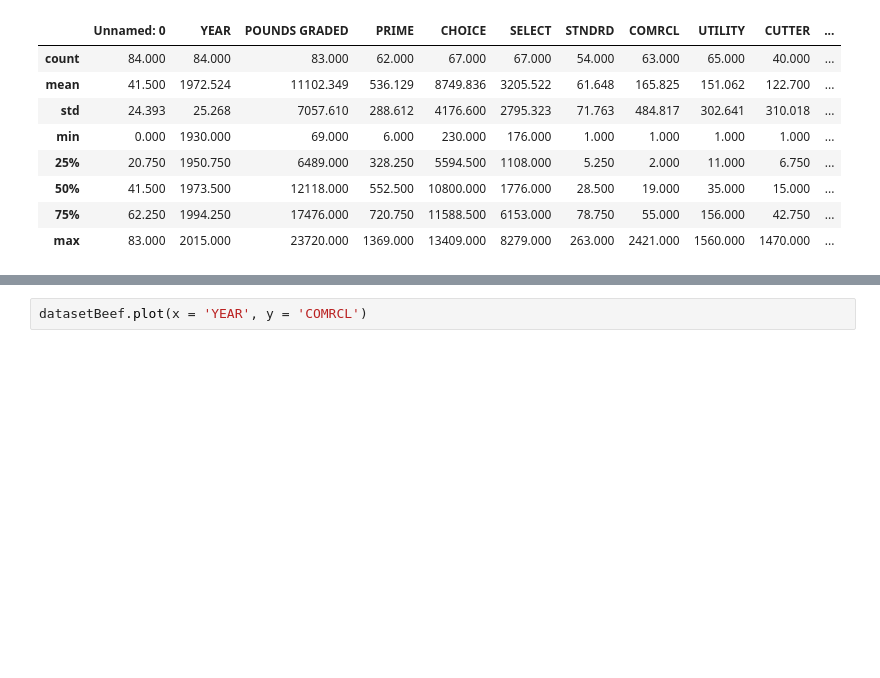
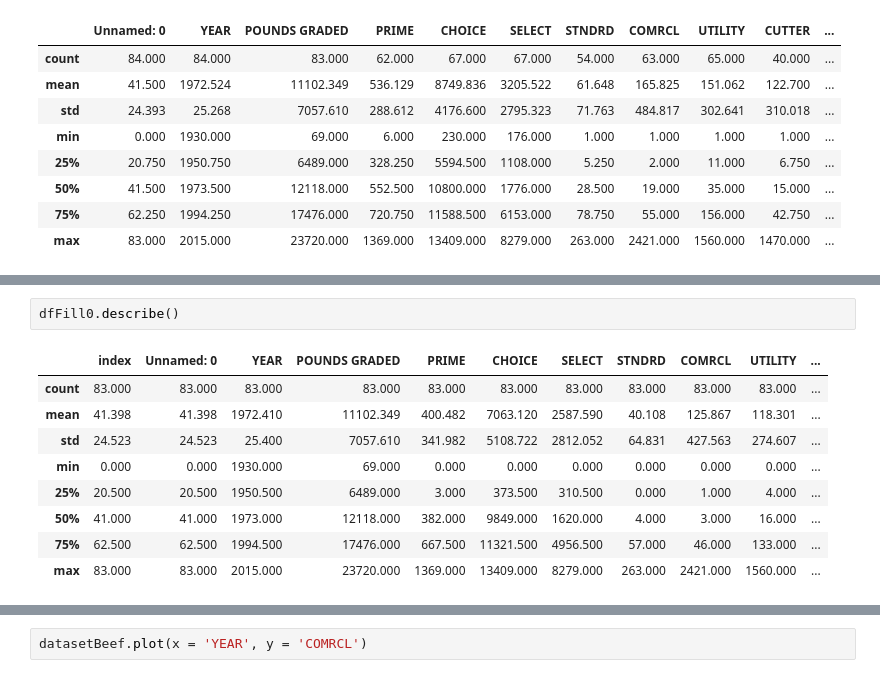
Before and after one commit to guillem-martinez/Practica1-ApC, a Jupyter notebook: Practica1-Regressio2022-GEI.ipynb, the cells around one changed output, grey strips where cells are left out. Saved outputs shown, nothing was run; the diff lists cells and outputs as text; blank space fills up the shorter version.

```diff
--- a/Practica1-Regressio2022-GEI.ipynb
+++ b/Practica1-Regressio2022-GEI.ipynb
@@ -433,0 +482,12 @@ datasetBeef
+# %%
+dfFill0.describe()
+# %% [output]
+|  | index | Unnamed: 0 | YEAR | POUNDS GRADED | PRIME | CHOICE | SELECT | STNDRD | COMRCL | UTILITY | ... |
+| count | 83.000 | 83.000 | 83.000 | 83.000 | 83.000 | 83.000 | 83.000 | 83.000 | 83.000 | 83.000 | ... |
+| mean | 41.398 | 41.398 | 1972.410 | 11102.349 | 400.482 | 7063.120 | 2587.590 | 40.108 | 125.867 | 118.301 | ... |
+| std | 24.523 | 24.523 | 25.400 | 7057.610 | 341.982 | 5108.722 | 2812.052 | 64.831 | 427.563 | 274.607 | ... |
+| min | 0.000 | 0.000 | 1930.000 | 69.000 | 0.000 | 0.000 | 0.000 | 0.000 | 0.000 | 0.000 | ... |
+| 25% | 20.500 | 20.500 | 1950.500 | 6489.000 | 3.000 | 373.500 | 310.500 | 0.000 | 1.000 | 4.000 | ... |
+| 50% | 41.000 | 41.000 | 1973.000 | 12118.000 | 382.000 | 9849.000 | 1620.000 | 4.000 | 3.000 | 16.000 | ... |
+| 75% | 62.500 | 62.500 | 1994.500 | 17476.000 | 667.500 | 11321.500 | 4956.500 | 57.000 | 46.000 | 133.000 | ... |
+| max | 83.000 | 83.000 | 2015.000 | 23720.000 | 1369.000 | 13409.000 | 8279.000 | 263.000 | 2421.000 | 1560.000 | ... |
```
Also changed, not shown: parts of 19 cells of this notebook.
